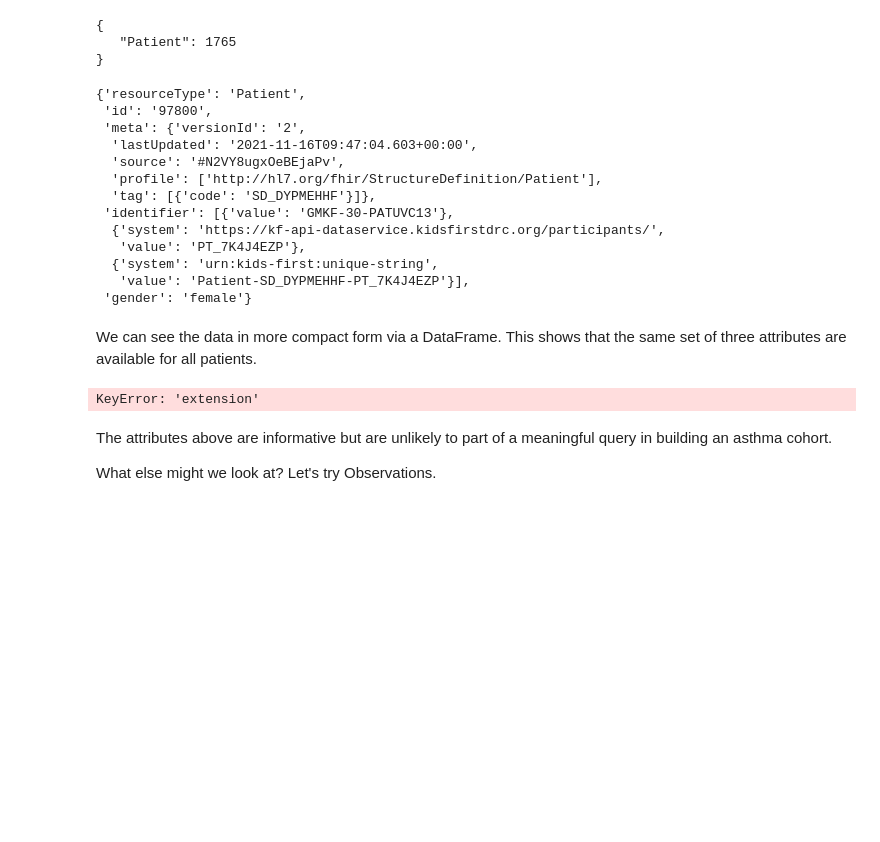
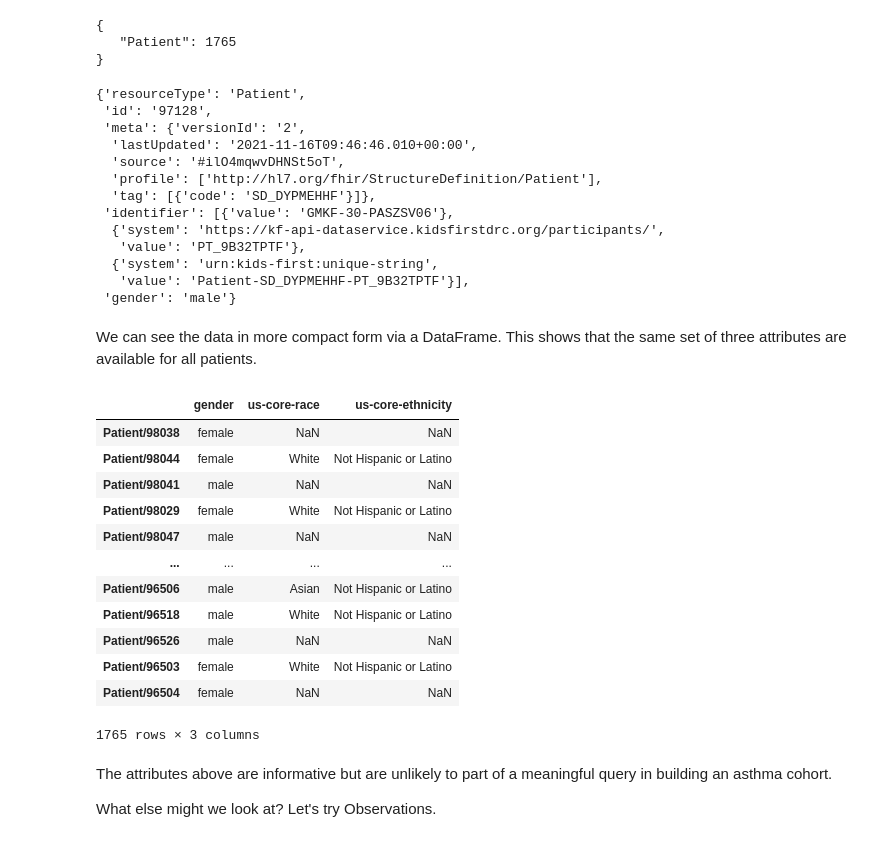
Before and after one commit to NIH-NCPI/FHIR-CAT-June22, a Jupyter notebook: kf_notebooks/RNASeq 2 - SD_DYPMEHHF.ipynb, the cells around one changed output. Drawn from its saved outputs; the diff is of its cells as text; code cells hidden in the pictures; blank space fills up the shorter version.

```diff
--- a/kf_notebooks/RNASeq 2 - SD_DYPMEHHF.ipynb
+++ b/kf_notebooks/RNASeq 2 - SD_DYPMEHHF.ipynb
@@ -153,46 +153,72 @@ print (json.dumps(rTypes, indent=3))
    "Patient": 1765
 }
 # %%
-n=283
+n=1000
 patient_id = patients[n]['id']
 patients[n]
 # %% [output]
 {'resourceType': 'Patient',
- 'id': '97800',
+ 'id': '97128',
  'meta': {'versionId': '2',
-  'lastUpdated': '2021-11-16T09:47:04.603+00:00',
-  'source': '#N2VY8ugxOeBEjaPv',
+  'lastUpdated': '2021-11-16T09:46:46.010+00:00',
+  'source': '#ilO4mqwvDHNSt5oT',
   'profile': ['http://hl7.org/fhir/StructureDefinition/Patient'],
   'tag': [{'code': 'SD_DYPMEHHF'}]},
- 'identifier': [{'value': 'GMKF-30-PATUVC13'},
+ 'identifier': [{'value': 'GMKF-30-PASZSV06'},
   {'system': 'https://kf-api-dataservice.kidsfirstdrc.org/participants/',
-   'value': 'PT_7K4J4EZP'},
+   'value': 'PT_9B32TPTF'},
   {'system': 'urn:kids-first:unique-string',
-   'value': 'Patient-SD_DYPMEHHF-PT_7K4J4EZP'}],
- 'gender': 'female'}
+   'value': 'Patient-SD_DYPMEHHF-PT_9B32TPTF'}],
+ 'gender': 'male'}
 # %% [markdown]
 We can see the data in more compact form via a DataFrame. This shows that the same set of three attributes are available for all patients.
 # %%
+patient_dict = {}
 patient_list = []
 patient_ids = []
 std_attributes = {'gender':'','birthDate':'','maritalStatus':'','multipleBirthBoolean':''}
 for p in patients:
     rTypes[p['resourceType']] += 1
     extCounter = Counter()
-    for e in p['extension']:
-        ext = e['url'].split('/')[-1]
-        extCounter[ext] += 1
+    pRef = f"Patient/{p['id']}"
+    if 'extension' in p:
+        for e in p['extension']:
+            #print(e)
+            ext = e['url'].split('/')[-1]
+            extval = e['extension'][0]["valueString"]
+            if pRef not in patient_dict:
+                patient_dict[pRef] = {ext:extval}
+            else:
+                patient_dict[pRef][ext] = extval
     for att in std_attributes.keys():
         if att in p:
-            extCounter[att] += 1
+            if pRef not in patient_dict:
+                patient_dict[pRef] = {att:p[att]}
+            else:
+                patient_dict[pRef][att] = p[att]
+
     patient_list.append(extCounter)
-    patient_ids.append(p['id'])
+    patient_ids.append(pRef)
 
-#pd.set_option("display.max_rows", None, "display.max_columns", None)
-pdf = pd.DataFrame(patient_list)
+
+pd.set_option("display.max_rows", 30, "display.max_columns", None)
+#pdf = pd.DataFrame(patient_list)
+pdf = pd.DataFrame.from_dict(patient_dict, orient="index")
 pdf
 # %% [output]
+|  | gender | us-core-race | us-core-ethnicity |
+| Patient/98038 | female | NaN | NaN |
+| Patient/98044 | female | White | Not Hispanic or Latino |
+| Patient/98041 | male | NaN | NaN |
+| Patient/98029 | female | White | Not Hispanic or Latino |
+| Patient/98047 | male | NaN | NaN |
+| ... | ... | ... | ... |
+| Patient/96506 | male | Asian | Not Hispanic or Latino |
+| Patient/96518 | male | White | Not Hispanic or Latino |
+| Patient/96526 | male | NaN | NaN |
+| Patient/96503 | female | White | Not Hispanic or Latino |
+| Patient/96504 | female | NaN | NaN |
-KeyError: 'extension'
+1765 rows × 3 columns
 # %% [markdown]
 The attributes above are informative but are unlikely to part of a meaningful query in building an asthma cohort.
 
```
Also changed, not shown: parts of 12 cells of this notebook, 4 other files.
